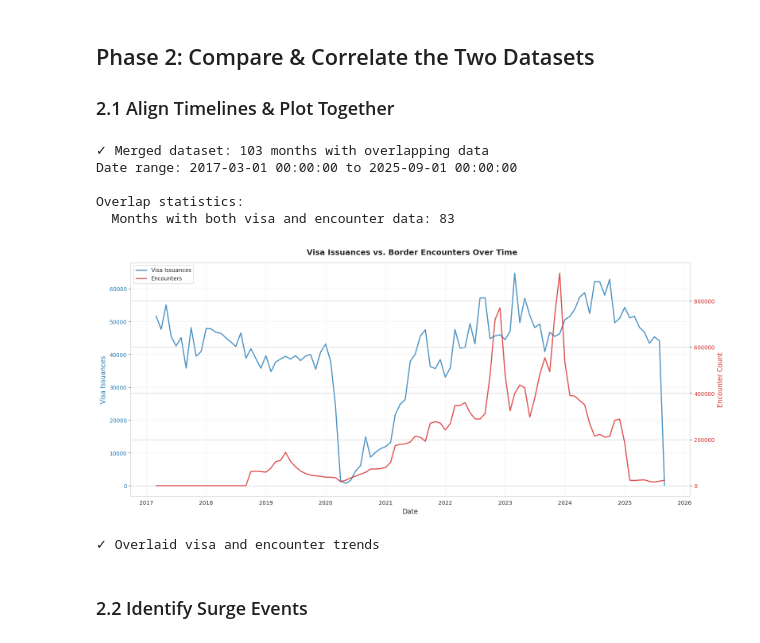
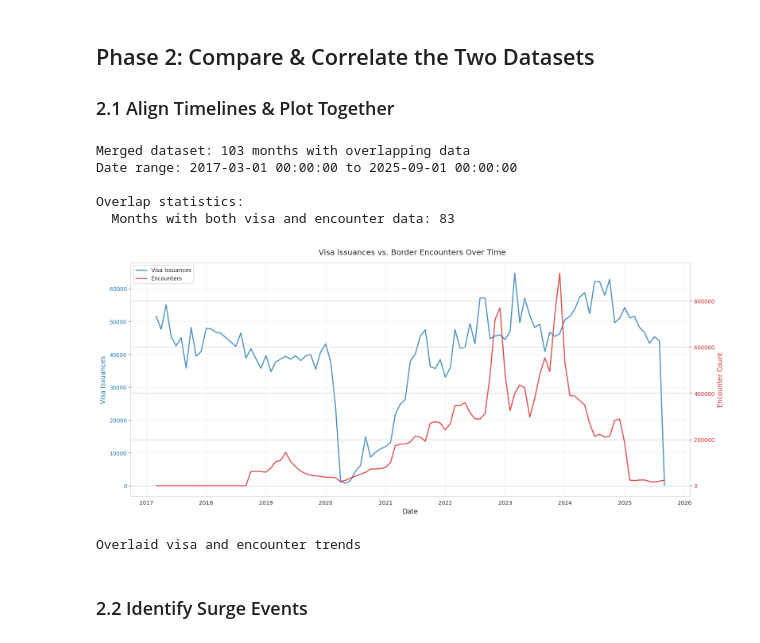
Before and after one commit to ibitec7/migration, a Jupyter notebook: notebooks/eda_migration.ipynb, the cells around one changed output. Drawn from its saved outputs; the diff is of its cells as text; code cells hidden in the pictures.

```diff
--- a/notebooks/eda_migration.ipynb
+++ b/notebooks/eda_migration.ipynb
@@ -124,11 +124,11 @@ if visa_df is not None:
 
     ax.set_xlabel('Date', fontsize=12)
     ax.set_ylabel('Monthly Issuances', fontsize=12)
-    ax.set_title('Visa Issuances Over Time by Visa Type', fontsize=14, fontweight='bold')
+    ax.set_title('Visa Issuances Over Time by Visa Type', fontsize=14)
     ax.legend(bbox_to_anchor=(1.05, 1), loc='upper left')
     ax.grid(True, alpha=0.3)
     plt.tight_layout()
     plt.show()
 
-    print("✓ Visa trends plotted by type")
+    print("Visa trends plotted by type")
 # %% [output]
@@ -248,7 +248,7 @@ if encounter_df is not None:
     encounter_monthly = encounter_monthly.sort_values('date')
 
     print(f"Date range in encounter data: {encounter_monthly['date'].min()} to {encounter_monthly['date'].max()}")
-    print(f"✓ Created monthly aggregation ({len(encounter_monthly)} months)")
+    print(f"Created monthly aggregation ({len(encounter_monthly)} months)")
 
     # Plot total encounters over time
     fig, ax = plt.subplots(figsize=(15, 6))
@@ -256,11 +256,11 @@ if encounter_df is not None:
     ax.plot(encounter_monthly['date'], encounter_monthly['Encounter Count'], marker='o', linewidth=2, color='red', alpha=0.7, markersize=4)
     ax.set_xlabel('Date', fontsize=12)
     ax.set_ylabel('Monthly Encounter Count', fontsize=12)
-    ax.set_title('Southwest Border Encounters Over Time', fontsize=14, fontweight='bold')
+    ax.set_title('Southwest Border Encounters Over Time', fontsize=14)
     ax.grid(True, alpha=0.3)
     plt.tight_layout()
     plt.show()
 
-    print("✓ Encounter trends plotted")
+    print("Encounter trends plotted")
 # %% [output]
 Date range in encounter data: 2018-10-01 00:00:00 to 2025-09-01 00:00:00
@@ -274,12 +274,12 @@ if encounter_df is not None:
 
     pivot_df.plot(kind='bar', stacked=True, ax=ax, width=0.8)
 
-    ax.set_title('Southwest Border Encounters: Demographic Breakdown (2019-2025)', fontsize=14, fontweight='bold')
+    ax.set_title('Southwest Border Encounters: Demographic Breakdown (2019-2025)', fontsize=14)
     ax.set_ylabel('Annual Count')
     plt.xticks(rotation=45)
     plt.legend(title='Segments', bbox_to_anchor=(1, 1))
     plt.tight_layout()
     plt.show()
 
-    print("✓ Demographic breakdown plotted")
+    print("Demographic breakdown plotted")
 # %% [output]
@@ -301,45 +301,45 @@ if visa_df is not None and encounter_df is not None:
     merged_df['visa_issuances'] = merged_df['visa_issuances'].fillna(0)
     merged_df['Encounter Count'] = merged_df['Encounter Count'].fillna(0)
 
-    print(f"✓ Merged dataset: {len(merged_df)} months with overlapping data")
+    print(f"Merged dataset: {len(merged_df)} months with overlapping data")
     print(f"Date range: {merged_df['date'].min()} to {merged_df['date'].max()}")
     print(f"\nOverlap statistics:")
     overlap = merged_df[(merged_df['visa_issuances'] > 0) & (merged_df['Encounter Count'] > 0)]
     print(f"  Months with both visa and encounter data: {len(overlap)}")
 
     # Plot both on same timeline (dual axis)
     fig, ax1 = plt.subplots(figsize=(16, 7))
 
     color1 = 'tab:blue'
     ax1.set_xlabel('Date', fontsize=12)
     ax1.set_ylabel('Visa Issuances', color=color1, fontsize=12)
     line1 = ax1.plot(merged_df['date'], merged_df['visa_issuances'], color=color1, linewidth=2, label='Visa Issuances', alpha=0.8)
     ax1.tick_params(axis='y', labelcolor=color1)
     ax1.grid(True, alpha=0.3)
 
     ax2 = ax1.twinx()
     color2 = 'tab:red'
     ax2.set_ylabel('Encounter Count', color=color2, fontsize=12)
     line2 = ax2.plot(merged_df['date'], merged_df['Encounter Count'], color=color2, linewidth=2, label='Encounters', alpha=0.8)
     ax2.tick_params(axis='y', labelcolor=color2)
 
-    fig.suptitle('Visa Issuances vs. Border Encounters Over Time', fontsize=14, fontweight='bold')
+    fig.suptitle('Visa Issuances vs. Border Encounters Over Time', fontsize=14)
     lines = line1 + line2
     labels = [l.get_label() for l in lines]
     ax1.legend(lines, labels, loc='upper left')
 
     plt.tight_layout()
     plt.show()
 
-    print("✓ Overlaid visa and encounter trends")
+    print("Overlaid visa and encounter trends")
 # %% [output]
-✓ Merged dataset: 103 months with overlapping data
+Merged dataset: 103 months with overlapping data
 Date range: 2017-03-01 00:00:00 to 2025-09-01 00:00:00
 
 Overlap statistics:
   Months with both visa and encounter data: 83
-[figure, old version]
+[figure, new version]
-✓ Overlaid visa and encounter trends
+Overlaid visa and encounter trends
 # %% [markdown]
 ### 2.2 Identify Surge Events
 # %%
```
Also changed, not shown: parts of 13 cells of this notebook.
